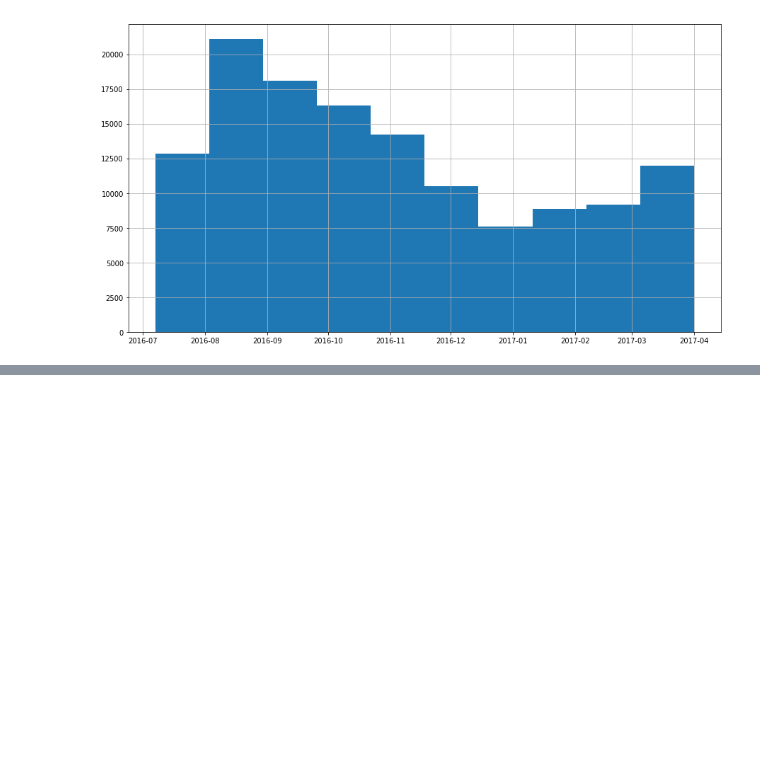
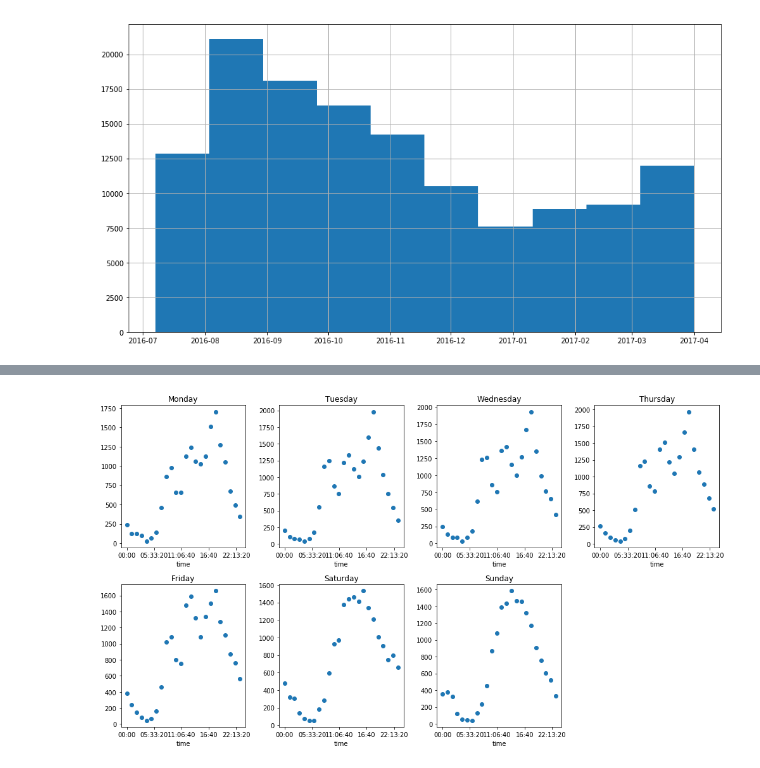
Before and after one commit to ktzioumis/LA-Bike-Share, a Jupyter notebook: student.ipynb, the cells around one changed output, grey strips where cells are left out. Saved outputs shown, nothing was run; the diff lists cells and outputs as text; code cells hidden in the pictures; blank space fills up the shorter version.

```diff
--- a/student.ipynb
+++ b/student.ipynb
@@ -506,3 +515,13 @@ plt.bar(day_of_week.value_counts().index,day_of_week.value_counts().values)
+# %%
+plt.figure(figsize=(14,8))
+days=['Monday','Tuesday','Wednesday','Thursday','Friday','Saturday','Sunday']
+for i in range(len(days)):
+    plt.subplot(2,4,i+1)
+    plt.scatter(df.loc[df['Start Day'] == days[i]]['Time Only'].value_counts().index,df.loc[df['Start Day'] == days[i]]['Time Only'].value_counts().values)
+    plt.title(days[i])
+plt.tight_layout()
+# %% [output]
+[figure, added]
 # %%
 df.groupby('Trip Route Category')['Duration'].describe()
 # %% [output]
```
Also changed, not shown: parts of 15 cells of this notebook.
